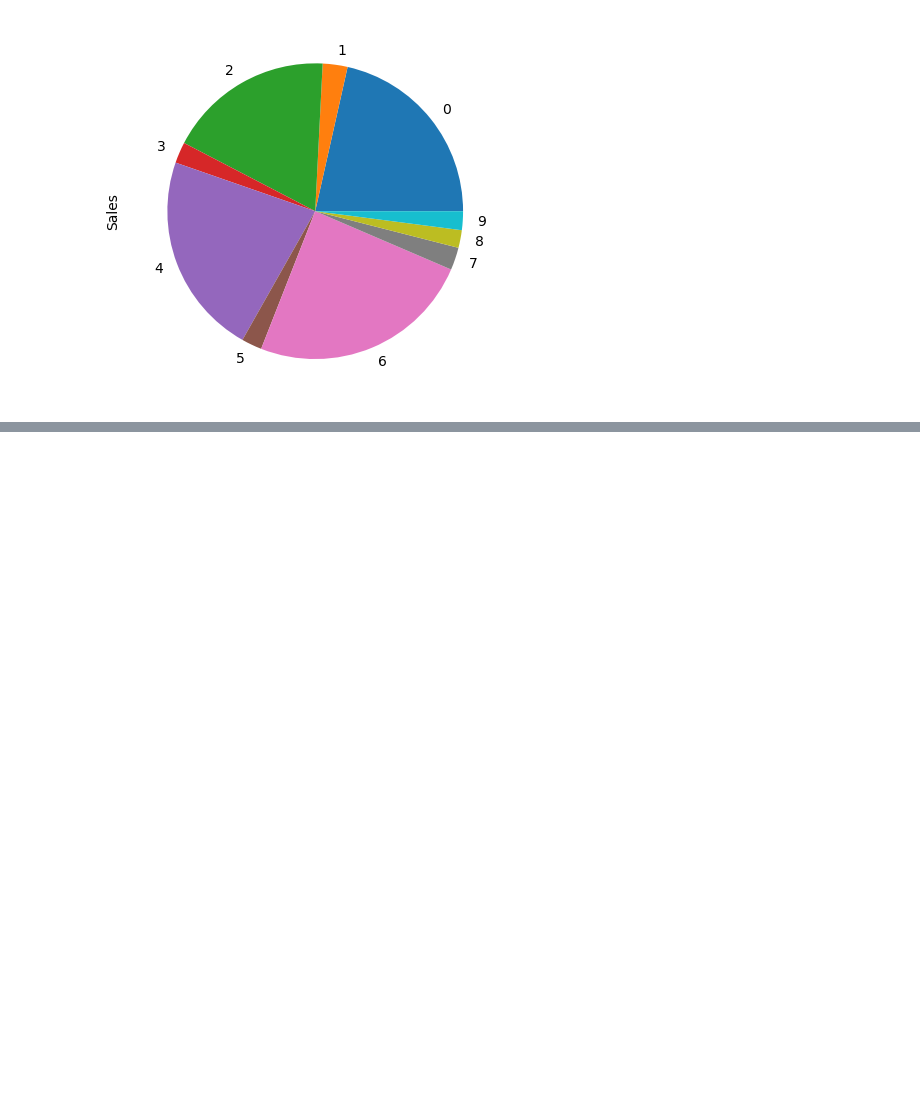
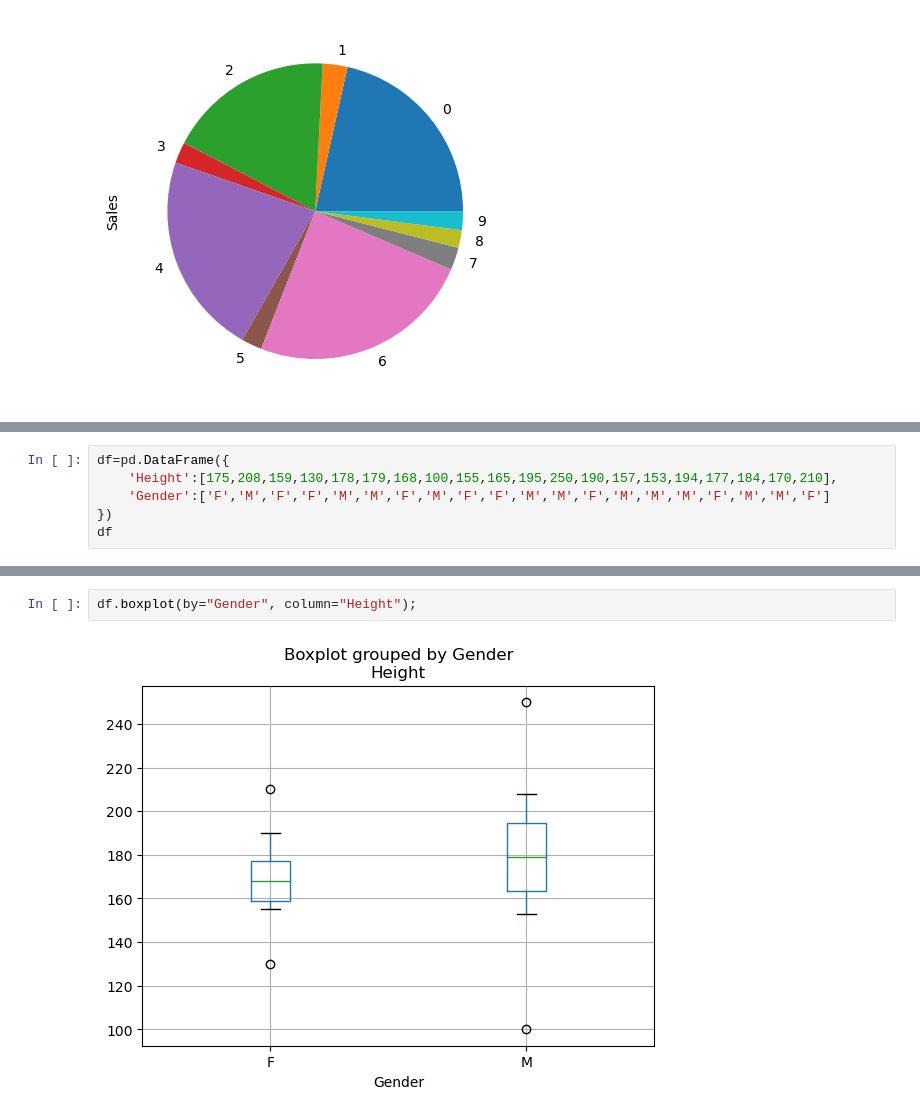
Before and after one commit to mlhudson1/CIDM4310-70_Pandas, a Jupyter notebook: Chapter8.ipynb, the cells around one changed output, grey strips where cells are left out. Cells and saved outputs as stored; diff of their text form; blank space fills up the shorter version.

Commit message:
Ch.8 - Visualizing statistical data

```diff
--- a/Chapter8.ipynb
+++ b/Chapter8.ipynb
@@ -348,0 +351,6 @@ df.plot(kind='pie', y='Sales', legend = False);
+# %%
+df=pd.DataFrame({
+    'Height':[175,208,159,130,178,179,168,100,155,165,195,250,190,157,153,194,177,184,170,210],
+    'Gender':['F','M','F','F','M','M','F','M','F','F','M','M','F','M','M','M','F','M','M','F']
+})
+df
@@ -348,0 +375,4 @@ df.plot(kind='pie', y='Sales', legend = False);
+# %%
+df.boxplot(by="Gender", column="Height");
+# %% [output]
+[figure, added]
```
Also changed, not shown: parts of 2 cells of this notebook.
